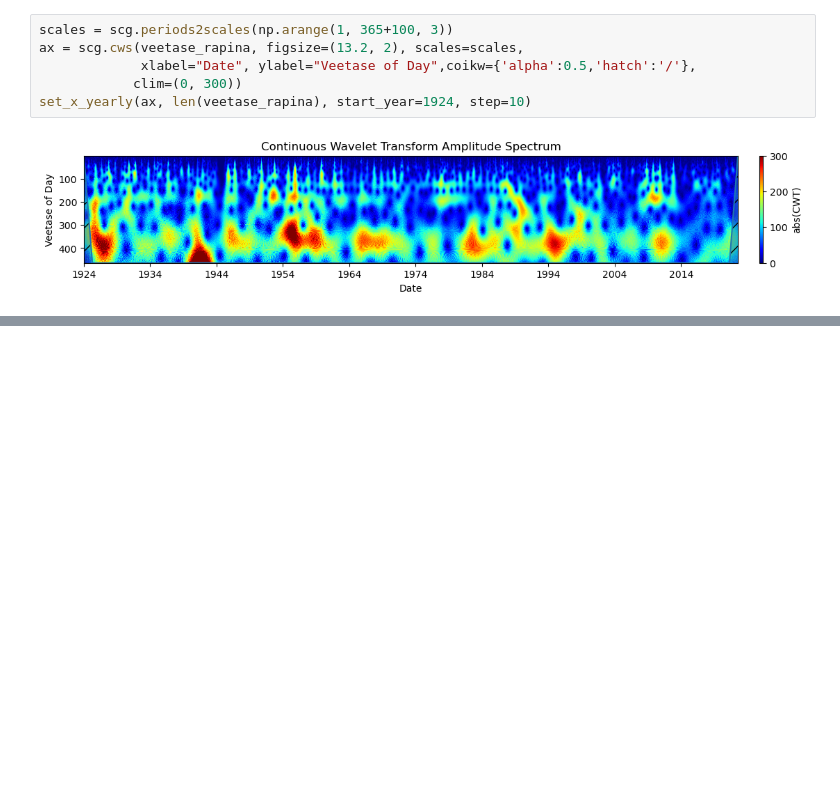
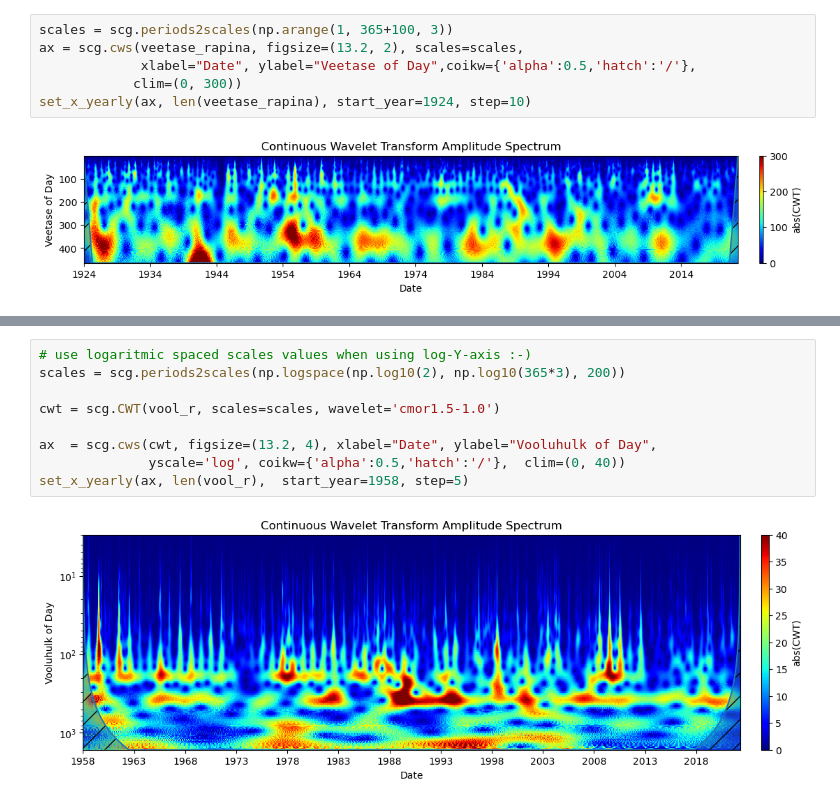
Before and after one commit to RRisto/learning, a Jupyter notebook: audio/wavelet/example_wavelet.ipynb, the cells around one changed output, grey strips where cells are left out. Saved outputs shown, nothing was run; the diff lists cells and outputs as text; blank space fills up the shorter version.

```diff
--- a/audio/wavelet/example_wavelet.ipynb
+++ b/audio/wavelet/example_wavelet.ipynb
@@ -131,0 +188,11 @@ set_x_yearly(ax, len(veetase_rapina), start_year=1924, step=10)
+# %%
+# use logaritmic spaced scales values when using log-Y-axis :-)
+scales = scg.periods2scales(np.logspace(np.log10(2), np.log10(365*3), 200))
+
+cwt = scg.CWT(vool_r, scales=scales, wavelet='cmor1.5-1.0')
+
+ax  = scg.cws(cwt, figsize=(13.2, 4), xlabel="Date", ylabel="Vooluhulk of Day",
+              yscale='log', coikw={'alpha':0.5,'hatch':'/'},  clim=(0, 40))
+set_x_yearly(ax, len(vool_r),  start_year=1958, step=5)
+# %% [output]
+[figure, added]
```
Also changed, not shown: parts of 12 cells of this notebook.
